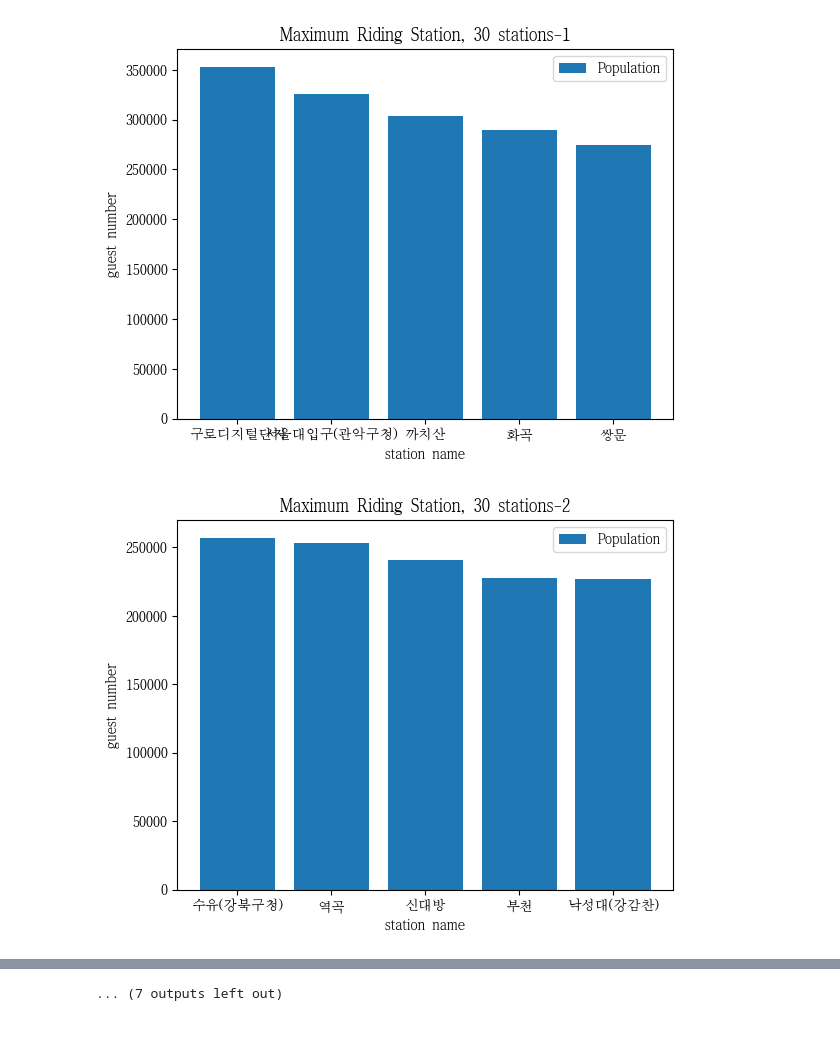
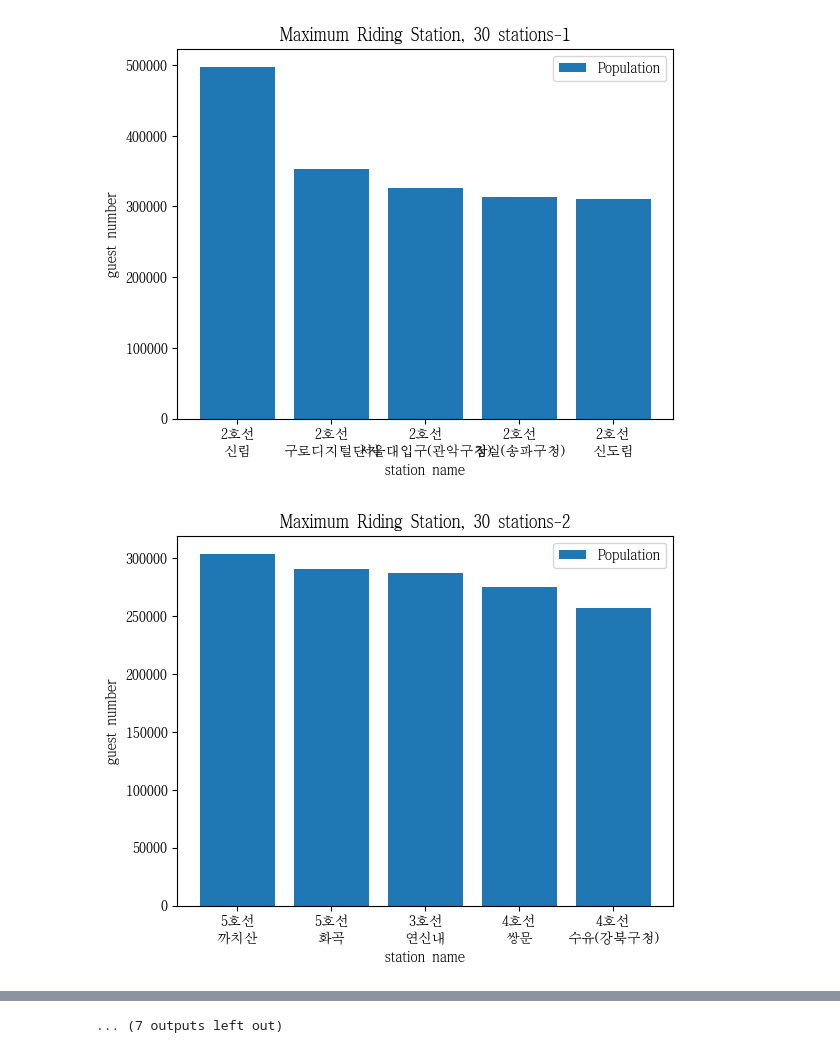
Before and after one commit to jeongjam/HW6_JJM, a Jupyter notebook: q4/q4.ipynb, the cells around one changed output, grey strips where cells are left out. Saved outputs shown, nothing was run; the diff lists cells and outputs as text; code cells hidden in the pictures.

```diff
--- a/q4/q4.ipynb
+++ b/q4/q4.ipynb
@@ -4,9 +4,9 @@ import matplotlib.pyplot as plt
 from matplotlib import font_manager, rc
 
 def main():
-    ride={0:0}
-    quit={0:0}
-    both={0:0}
+    ride={}
+    quit={}
+    both={}
     max_ride_station=[]
     max_ride_num=[]
     max_quit_station=[]
@@ -18,9 +18,11 @@ def main():
     header = next(data)
     header = next(data)
     for row in data:
-        ride[row[3]]=int(row[10])+int(row[12])
-        quit[row[3]]=int(row[11])+int(row[13])
-        both[row[3]]=int(row[11])+int(row[13])+int(row[10])+int(row[12])
+        ride[row[1]+"\n"+row[3]]=int(row[10])+int(row[12])
+        quit[row[1]+"\n"+row[3]]=int(row[11])+int(row[13])
+        both[row[1]+"\n"+row[3]]=int(row[11])+int(row[13])+int(row[10])+int(row[12])
+
+    f.close()
 
     for i in range(30):
         maxkey=max(ride, key=ride.get)
@@ -28,11 +30,13 @@ def main():
         max_ride_num.append(ride[maxkey])
         del ride[maxkey]
 
+    for i in range(30):
         maxkey=max(quit, key=quit.get)
         max_quit_station.append(maxkey)
         max_quit_num.append(quit[maxkey])
         del quit[maxkey]
 
+    for i in range(30):
         maxkey=max(both, key=both.get)
         max_both_station.append(maxkey)
         max_both_num.append(both[maxkey])
@@ -147,33 +151,33 @@ def main():
     plt.xlabel('station name')
     plt.ylabel('guest number')
     plt.legend(["Population"])
     plt.show()
 
     plt.title('Maximum Both Station, 30 stations-4')
     plt.bar(max_both_station[15:20], max_both_num[15:20])
     plt.xlabel('station name')
     plt.ylabel('guest number')
     plt.legend(["Population"])
     plt.show()
 
     plt.title('Maximum Both Station, 30 stations-5')
     plt.bar(max_both_station[20:25], max_both_num[20:25])
     plt.xlabel('station name')
     plt.ylabel('guest number')
     plt.legend(["Population"])
     plt.show()
 
     plt.title('Maximum Both Station, 30 stations-6')
     plt.bar(max_both_station[25:30], max_both_num[25:30])
     plt.xlabel('station name')
     plt.ylabel('guest number')
     plt.legend(["Population"])
     plt.show()
 
-    print('조사 결과 출근 시간대 사람들이 가장 많이 승차한 역은 구로디지털단지로, 약 35만명이 승차한 것으로 보이고 있다. 가장 많은 사람들이 하차한 역은 역삼역으로, 약 55만명이 하차한 것으로 보이고 있다. 승차, 하차를 모두 포함하였을 때 사람들이 가장 많이 이용한 역은 승차 승객수가 가장 많았던 구로디지털단지역으로 약 68만명이 승하차한것으로 보이고 있다. 따라서 출근 시간대 사람들이 가장 많이 타고 내리는 역은 구로디지털단지역이라는 결론을 내릴 수 있다.')
+    print('조사 결과 출근 시간대 사람들이 가장 많이 승차한 역은 2호선 신림역으로, 약 50만명이 승차한 것으로 보이고 있다. 가장 많은 사람들이 하차한 역은 2호선 역삼역으로, 약 55만명이 하차한 것으로 보이고 있다. 승차, 하차를 모두 포함하였을 때 사람들이 가장 많이 이용한 역은 2호선 구로디지털단지역으로 약 68만명이 승하차한것으로 보이고 있다. 따라서 출근 시간대 사람들이 가장 많이 타고 내리는 역은 구로디지털단지역이라는 결론을 내릴 수 있다.')
 
 if __name__=="__main__":
     main()
 # %% [output]
-[figure, old version]
+[figure, new version]
-[figure, old version]
+[figure, new version]
```
Also changed, not shown: parts of 1 cell of this notebook, 10 other files.
